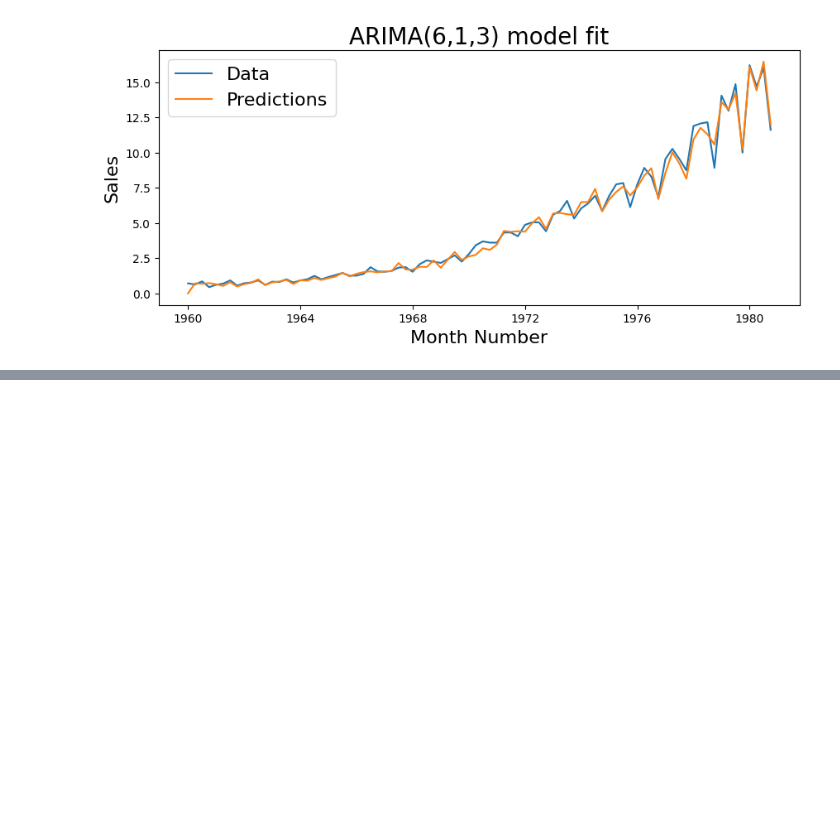
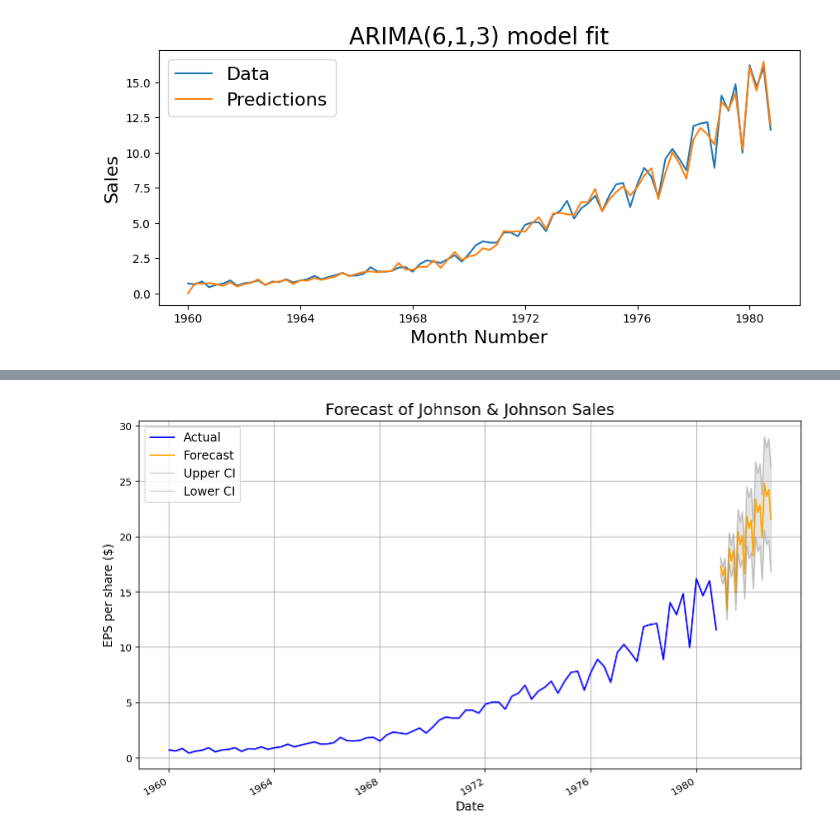
Before and after one commit to Samjacob007/Time-Series, a Jupyter notebook: Time_Series_Modelling_Case_Study.ipynb, the cells around one changed output, grey strips where cells are left out. Saved outputs shown, nothing was run; the diff lists cells and outputs as text; code cells hidden in the pictures; blank space fills up the shorter version.

```diff
--- a/Time_Series_Modelling_Case_Study.ipynb
+++ b/Time_Series_Modelling_Case_Study.ipynb
@@ -401,0 +518,39 @@ ValueError: Multi-dimensional indexing (e.g. `obj[:, None]`) is no longer suppor
+# %%
+# Generate 24-month forecast
+n_forecast = 24
+forecast_obj = best_model_fit.get_forecast(steps=n_forecast)
+forecast_mean = forecast_obj.predicted_mean
+forecast_ci = forecast_obj.conf_int()
+
+# Create a date range for the forecast
+forecast_index = pd.date_range(start=jj_df.index[-1] + pd.DateOffset(months=1), periods=n_forecast, freq='M')
+
+# Create confidence interval DataFrame
+conf_df = pd.DataFrame({
+    'Predictions': forecast_mean.values,
+    'Lower CI': forecast_ci.iloc[:, 0].values,
+    'Upper CI': forecast_ci.iloc[:, 1].values
+}, index=forecast_index)
+
+# Plot model fit and forecast with confidence interval
+fig, ax = plt.subplots(figsize=(10, 6), dpi=144)
+ax.plot(jj_df['data'], 'b', label='Actual')
+
+# Plot predictions and confidence intervals
+conf_df['Predictions'].plot(ax=ax, color='orange', label='Forecast')
+conf_df['Upper CI'].plot(ax=ax, color='grey', alpha=0.3, label='Upper CI')
+conf_df['Lower CI'].plot(ax=ax, color='grey', alpha=0.3, label='Lower CI')
+
+# Fill between upper and lower CI
+ax.fill_between(conf_df.index, conf_df['Lower CI'], conf_df['Upper CI'], color='grey', alpha=0.2)
+
+# Final plot settings
+ax.set_title('Forecast of Johnson & Johnson Sales', fontsize=16)
+ax.set_xlabel('Date', fontsize=12)
+ax.set_ylabel('EPS per share ($)', fontsize=12)
+ax.legend(loc='upper left', fontsize=12)
+plt.grid(True)
+plt.tight_layout()
+plt.show()
+# %% [output]
+[figure, added]
```
Also changed, not shown: parts of 19 cells of this notebook.
